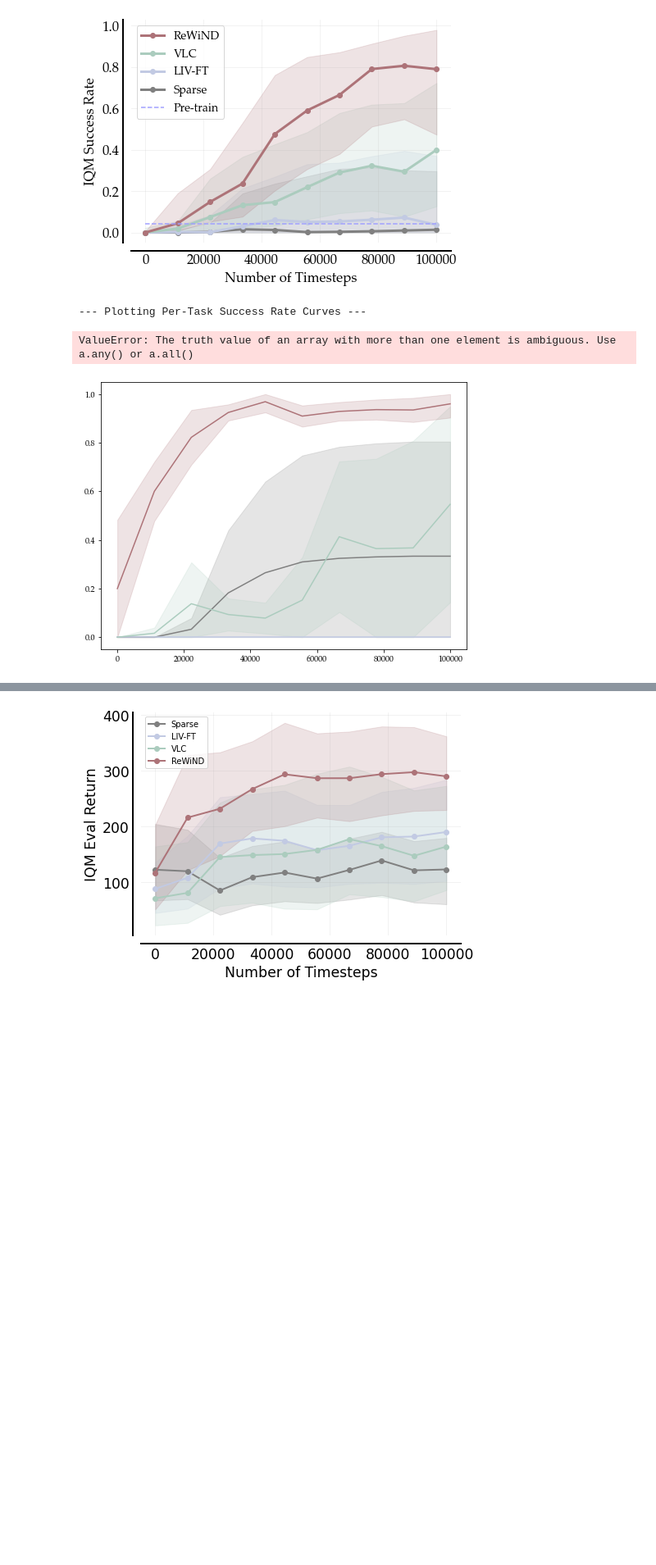
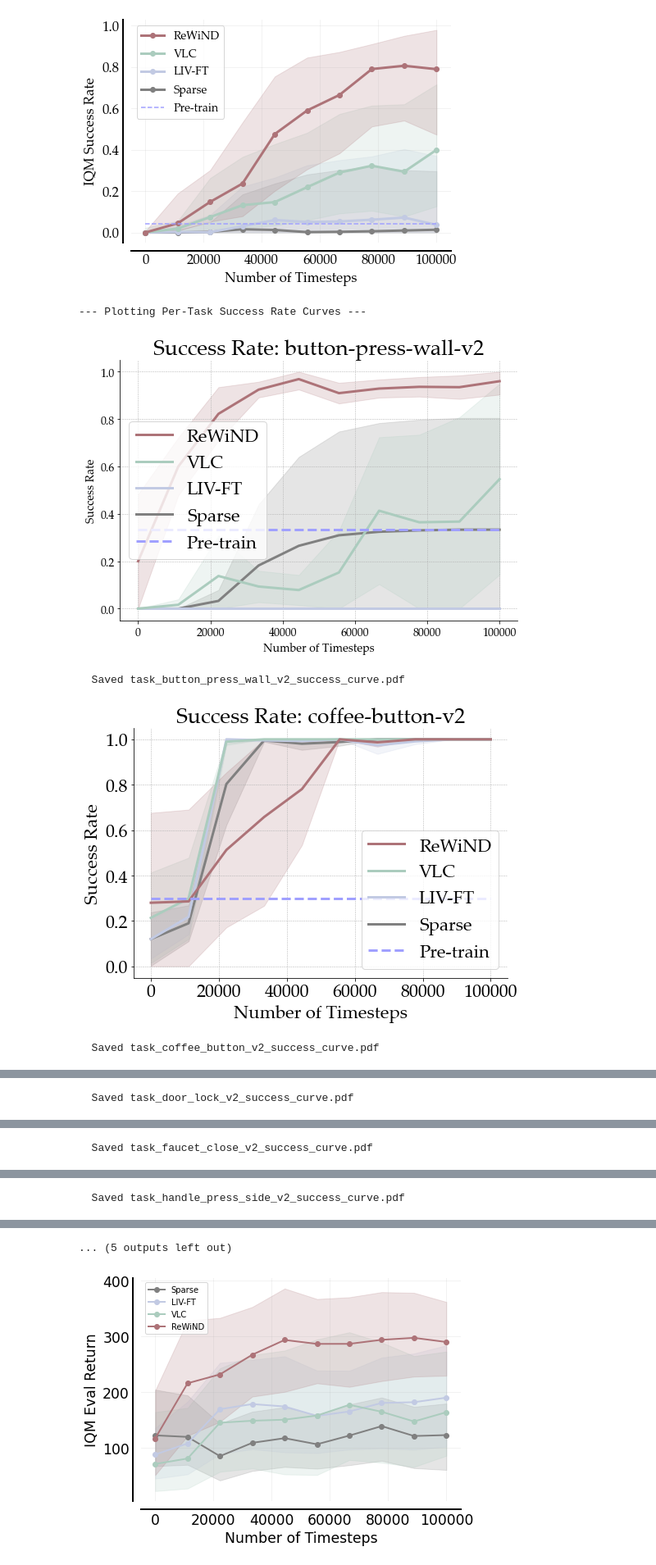
Before and after one commit to jesbu1/RoboCLIPv2, a Jupyter notebook: plotting_scripts/plot_iqm_metaworld.ipynb, the cells around one changed output, grey strips where cells are left out. Shown at 82% size. Drawn from its saved outputs; the diff is of its cells as text; code cells hidden in the pictures; blank space fills up the shorter version.

Commit message:
updat

```diff
--- a/plotting_scripts/plot_iqm_metaworld.ipynb
+++ b/plotting_scripts/plot_iqm_metaworld.ipynb
@@ -993,6 +993,7 @@ plot_utils.plot_sample_efficiency_curve(
     ticklabelsize='large',
     linewidth=3,
     )
+plt.rcParams.update({'font.size': 14})
 
 # Add Pre-train as a horizontal line if calculated
 if pretrain_iqm is not None and 'Pre-train' in color_dict:
@@ -1081,36 +1082,39 @@ else:
 
         # Plot Pre-train horizontal line if applicable
         if task_name in PRETRAIN_SR and 'Pre-train' in color_dict:
-                pretrain_val = PRETRAIN_SR[task_name]
+                pretrain_val = np.mean(PRETRAIN_SR[task_name])
                 pretrain_color = color_dict.get('Pre-train')
                 if pretrain_val is not None and not np.isnan(pretrain_val) and pretrain_color:
                     plt.hlines(y=pretrain_val, xmin=common_timesteps[0], xmax=common_timesteps[-1],
                                 color=pretrain_color, linestyle='--', label='Pre-train')
 
         # way larger font size
         plt.rcParams.update({'font.size': 22})
         # increase line thickness
         plt.rcParams.update({'lines.linewidth': 3})
         plt.xlabel("Number of Timesteps")
         plt.ylabel("Success Rate")
         plt.title(f"Success Rate: {task_name}")
         # show legend with order matching color_dict
         handles, labels = plt.gca().get_legend_handles_labels()
         # Reorder according to color_dict keys reversed
         ordered_indices = [labels.index(method) for method in list(reversed(color_dict.keys())) if method in labels]
         ordered_handles = [handles[i] for i in ordered_indices]
         ordered_labels = [labels[i] for i in ordered_indices]
         plt.legend(ordered_handles, ordered_labels)
         plt.grid(True, which='both', linestyle='--', linewidth=0.5)
+
         # get rid of the right and top spines
         ax.spines['right'].set_visible(False)
         ax.spines['top'].set_visible(False)
         plt.tight_layout()
         filename = f"task_{task_name.replace('-','_')}_success_curve.pdf"
         plt.savefig(filename)
         plt.show()
         print(f"  Saved {filename}")
 # %% [output]
 --- Plotting Per-Task Success Rate Curves ---
+[figure, new version]
-ValueError: The truth value of an array with more than one element is ambiguous. Use a.any() or a.all()
+  Saved task_button_press_wall_v2_success_curve.pdf
-[figure, old version]
+[figure, added]
+  Saved task_coffee_button_v2_success_curve.pdf
@@ -1116,0 +1122 @@ ValueError: The truth value of an array with more than one element is ambiguous.
+  Saved task_door_lock_v2_success_curve.pdf
@@ -1116,0 +1124 @@ ValueError: The truth value of an array with more than one element is ambiguous.
+  Saved task_faucet_close_v2_success_curve.pdf
@@ -1116,0 +1126 @@ ValueError: The truth value of an array with more than one element is ambiguous.
+  Saved task_handle_press_side_v2_success_curve.pdf
@@ -1117,3 +1128,4 @@ ValueError: The truth value of an array with more than one element is ambiguous.
+... (5 outputs left out)
 # %%
 # now, plot the reward history
 iqm = lambda scores: np.array([metrics.aggregate_iqm(scores[..., frame])
```
Also changed, not shown: parts of 2 cells of this notebook.
